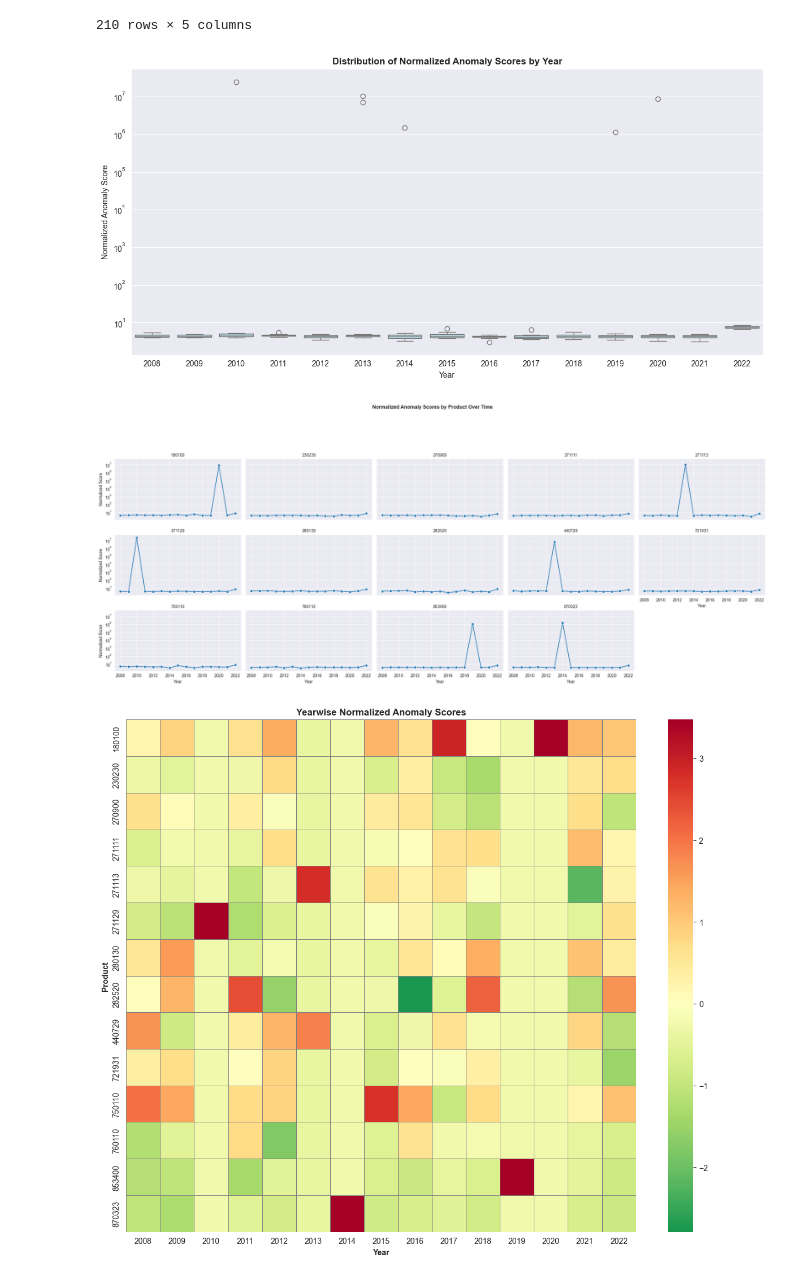
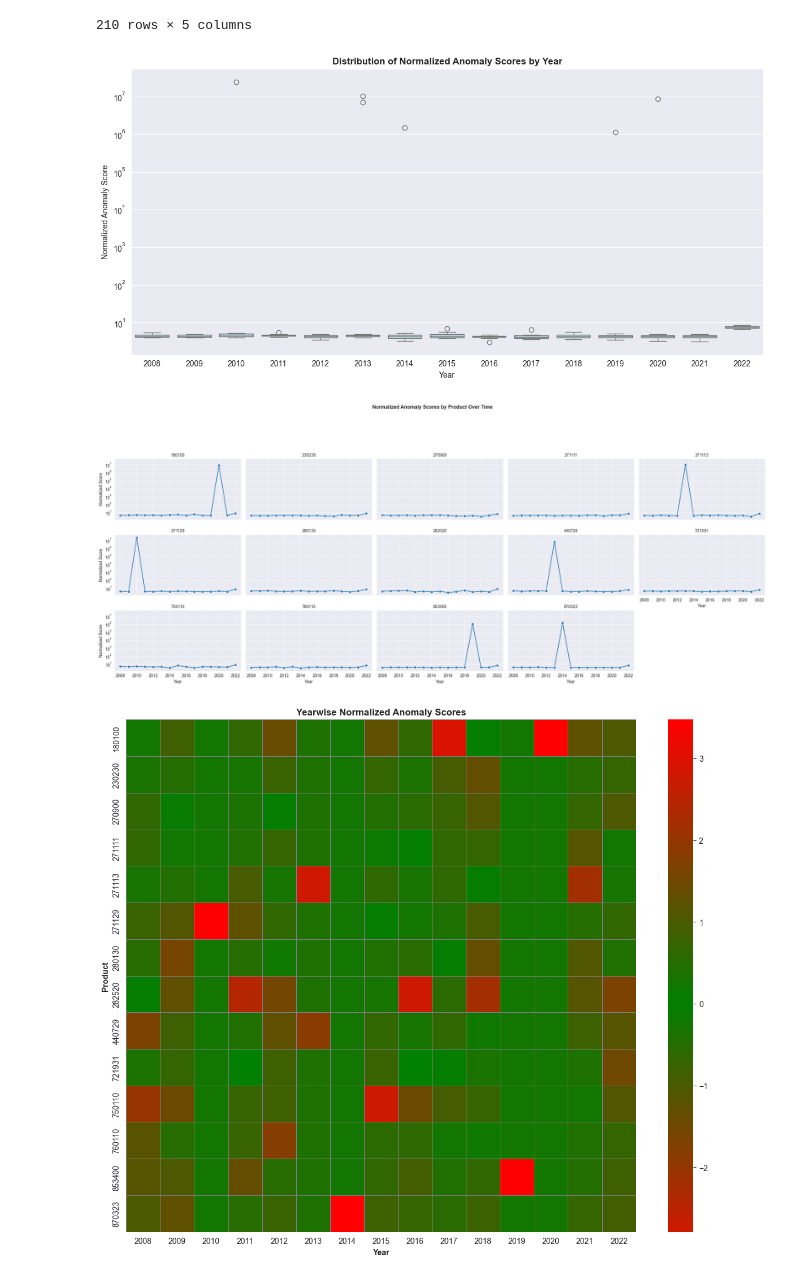
Before and after one commit to Altishofer/NetworkScienceProject, a Jupyter notebook: outlier_detection_transformer.ipynb, the cells around one changed output. Cells and saved outputs as stored; diff of their text form; code cells hidden in the pictures.

Commit message:
Revised color gradient

```diff
--- a/outlier_detection_transformer.ipynb
+++ b/outlier_detection_transformer.ipynb
@@ -835,35 +836,41 @@ g.set(yscale='log')
 g.set_axis_labels("Year", "Normalized Score")
 plt.subplots_adjust(top=0.85)
 g.fig.suptitle("Normalized Anomaly Scores by Product Over Time", fontweight="bold", y=1.05)
 plt.show()
 
 ###################################################
 
 # Anomaly score heatmap
+custom_cmap = mcolors.LinearSegmentedColormap.from_list(
+    'RedGreenRed',
+    [(0, 'red'), (0.5, 'green'), (1, 'red')]
+)
+
 results_df.sort_values(by=["year"], ascending=True, inplace=True)
 pivot_df = results_df.pivot(index="product", columns="year", values="normalized_anomaly_score")
 
 pivot_df_norm = pivot_df.apply(lambda col: (col - col.mean()) / col.std(), axis=0)
 
 plt.figure(figsize=(12, 10))
 sns.heatmap(
     pivot_df_norm,
-    cmap="RdYlGn_r",
+    cmap=custom_cmap,
     center=0,
     annot=False,
     linewidths=0.5,
     linecolor='gray'
 )
+
 plt.title("Yearwise Normalized Anomaly Scores", fontweight="bold")
 plt.xlabel("Year", fontweight="bold")
 plt.ylabel("Product", fontweight="bold")
 plt.tight_layout()
 plt.savefig("graphics/heatmap_yearwise_scaled.png", dpi=300)
 plt.show()
 # %% [output]
 [figure]
 [figure]
-[figure, old version]
+[figure, new version]
 # %%
 product_dict = {
     282520: "Lithium",
```
Also changed, not shown: parts of 3 cells of this notebook.
